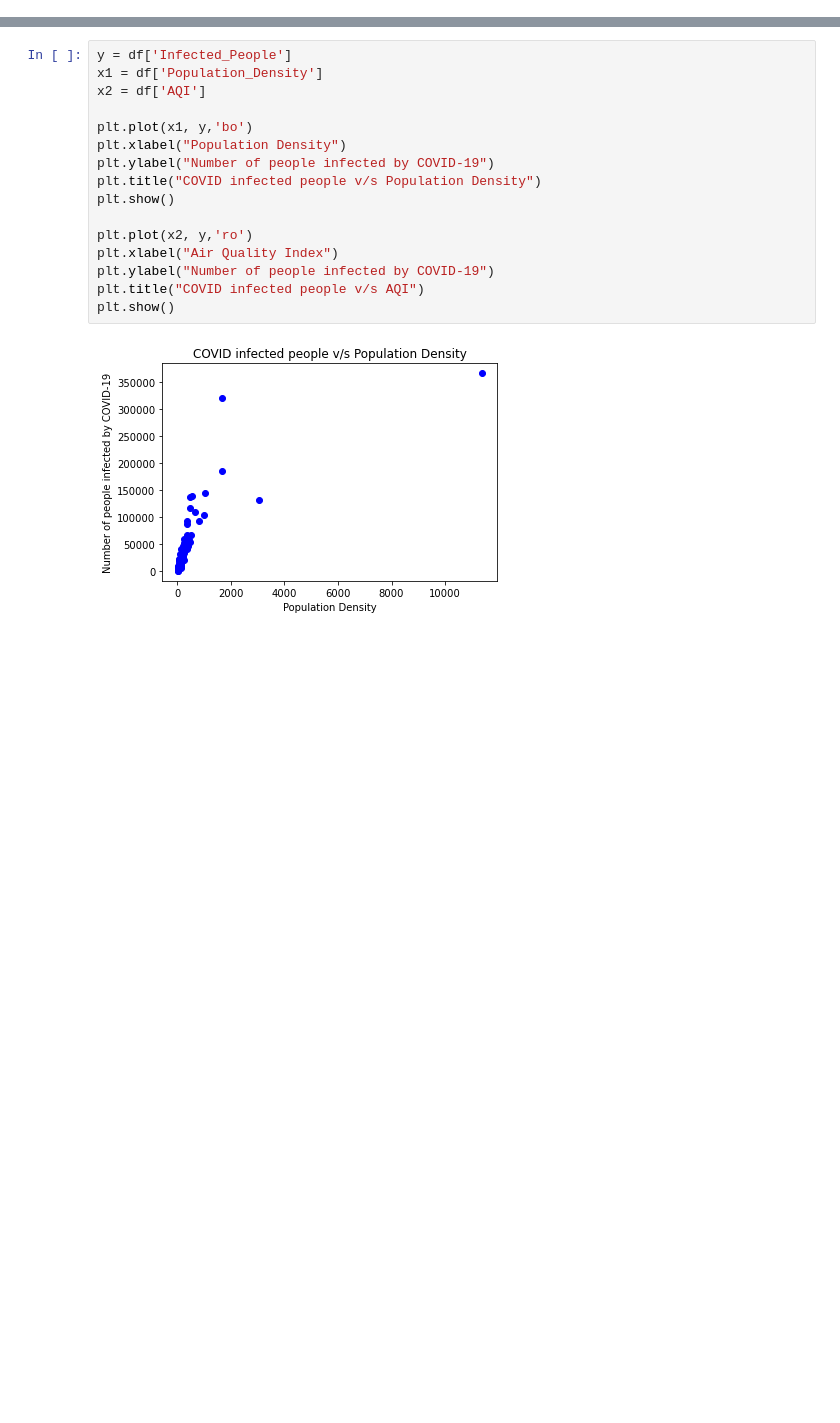
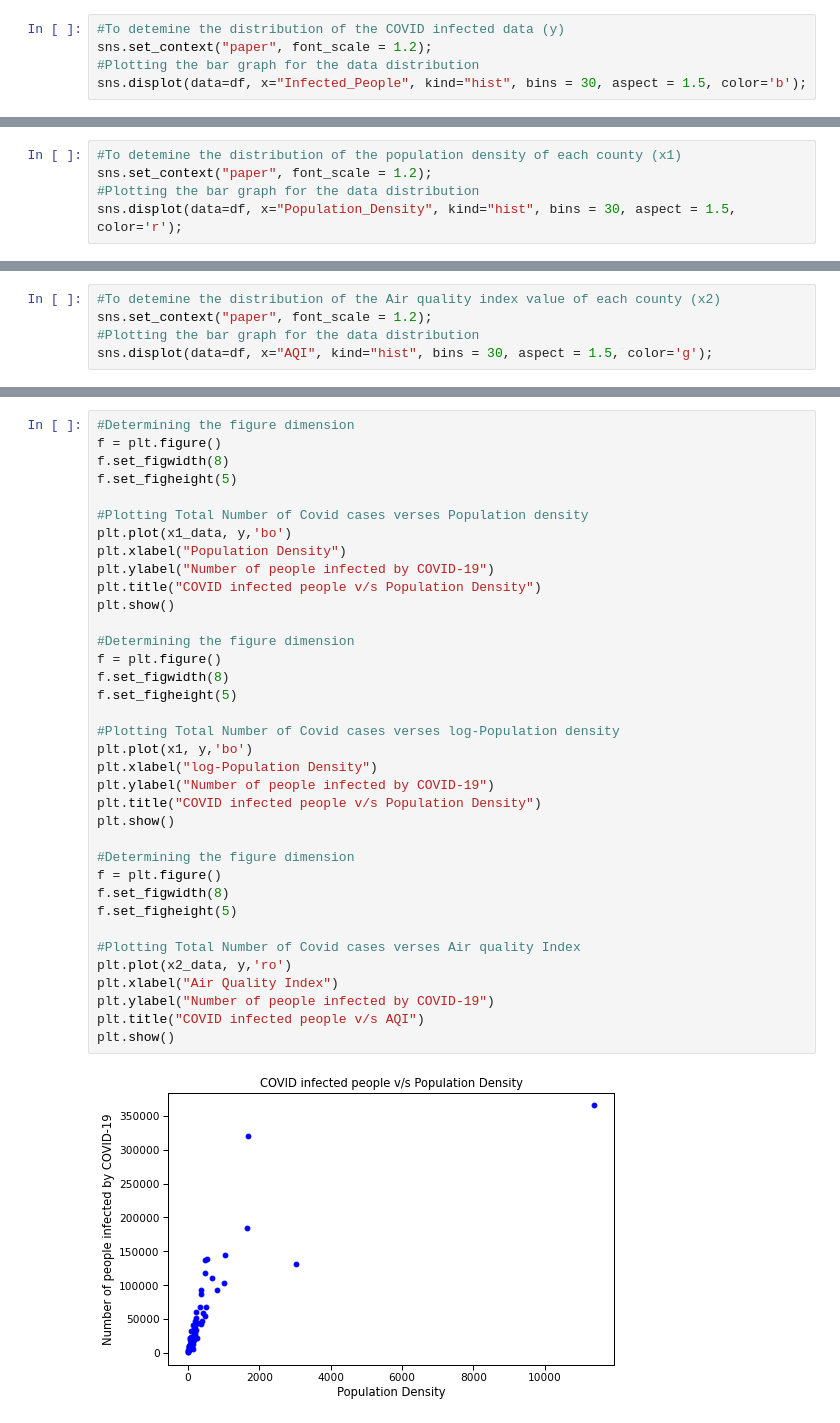
Before and after one commit to Advay2803/Math-Project, a Jupyter notebook: Advay_Math Project-1.ipynb, the cells around one changed output, grey strips where cells are left out. Drawn from its saved outputs; the diff is of its cells as text; blank space fills up the shorter version.

```diff
--- a/Advay_Math Project-1.ipynb
+++ b/Advay_Math Project-1.ipynb
@@ -10,0 +48,5 @@ df = pd.read_excel(r'C:\Users\advay\OneDrive\Desktop\Math data.xlsx')
+# %%
+#To detemine the distribution of the COVID infected data (y)
+sns.set_context("paper", font_scale = 1.2);
+#Plotting the bar graph for the data distribution
+sns.displot(data=df, x="Infected_People", kind="hist", bins = 30, aspect = 1.5, color='b');
@@ -10,0 +78,5 @@ df = pd.read_excel(r'C:\Users\advay\OneDrive\Desktop\Math data.xlsx')
+# %%
+#To detemine the distribution of the population density of each county (x1)
+sns.set_context("paper", font_scale = 1.2);
+#Plotting the bar graph for the data distribution
+sns.displot(data=df, x="Population_Density", kind="hist", bins = 30, aspect = 1.5, color='r');
@@ -10,0 +108,5 @@ df = pd.read_excel(r'C:\Users\advay\OneDrive\Desktop\Math data.xlsx')
+# %%
+#To detemine the distribution of the Air quality index value of each county (x2)
+sns.set_context("paper", font_scale = 1.2);
+#Plotting the bar graph for the data distribution
+sns.displot(data=df, x="AQI", kind="hist", bins = 30, aspect = 1.5, color='g');
@@ -11,18 +115,38 @@ df = pd.read_excel(r'C:\Users\advay\OneDrive\Desktop\Math data.xlsx')
 # %%
-y = df['Infected_People']
-x1 = df['Population_Density']
-x2 = df['AQI']
+#Determining the figure dimension
+f = plt.figure()
+f.set_figwidth(8)
+f.set_figheight(5)
 
-plt.plot(x1, y,'bo')
+#Plotting Total Number of Covid cases verses Population density
+plt.plot(x1_data, y,'bo')
 plt.xlabel("Population Density")
 plt.ylabel("Number of people infected by COVID-19")
 plt.title("COVID infected people v/s Population Density")
 plt.show()
 
-plt.plot(x2, y,'ro')
+#Determining the figure dimension
+f = plt.figure()
+f.set_figwidth(8)
+f.set_figheight(5)
+
+#Plotting Total Number of Covid cases verses log-Population density
+plt.plot(x1, y,'bo')
+plt.xlabel("log-Population Density")
+plt.ylabel("Number of people infected by COVID-19")
+plt.title("COVID infected people v/s Population Density")
+plt.show()
+
+#Determining the figure dimension
+f = plt.figure()
+f.set_figwidth(8)
+f.set_figheight(5)
+
+#Plotting Total Number of Covid cases verses Air quality Index
+plt.plot(x2_data, y,'ro')
 plt.xlabel("Air Quality Index")
 plt.ylabel("Number of people infected by COVID-19")
 plt.title("COVID infected people v/s AQI")
 plt.show()
 # %% [output]
-[figure, old version]
+[figure, new version]
```
Also changed, not shown: parts of 29 cells of this notebook.
